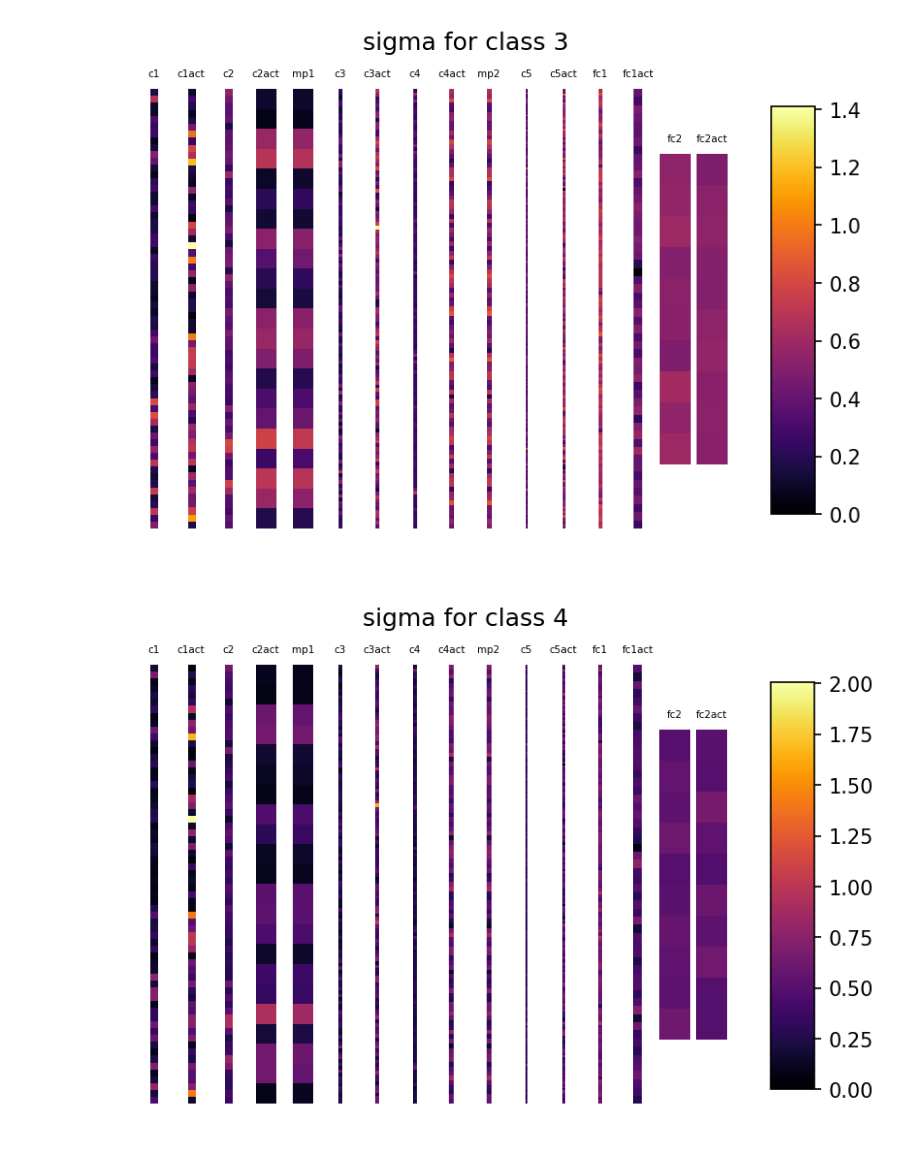
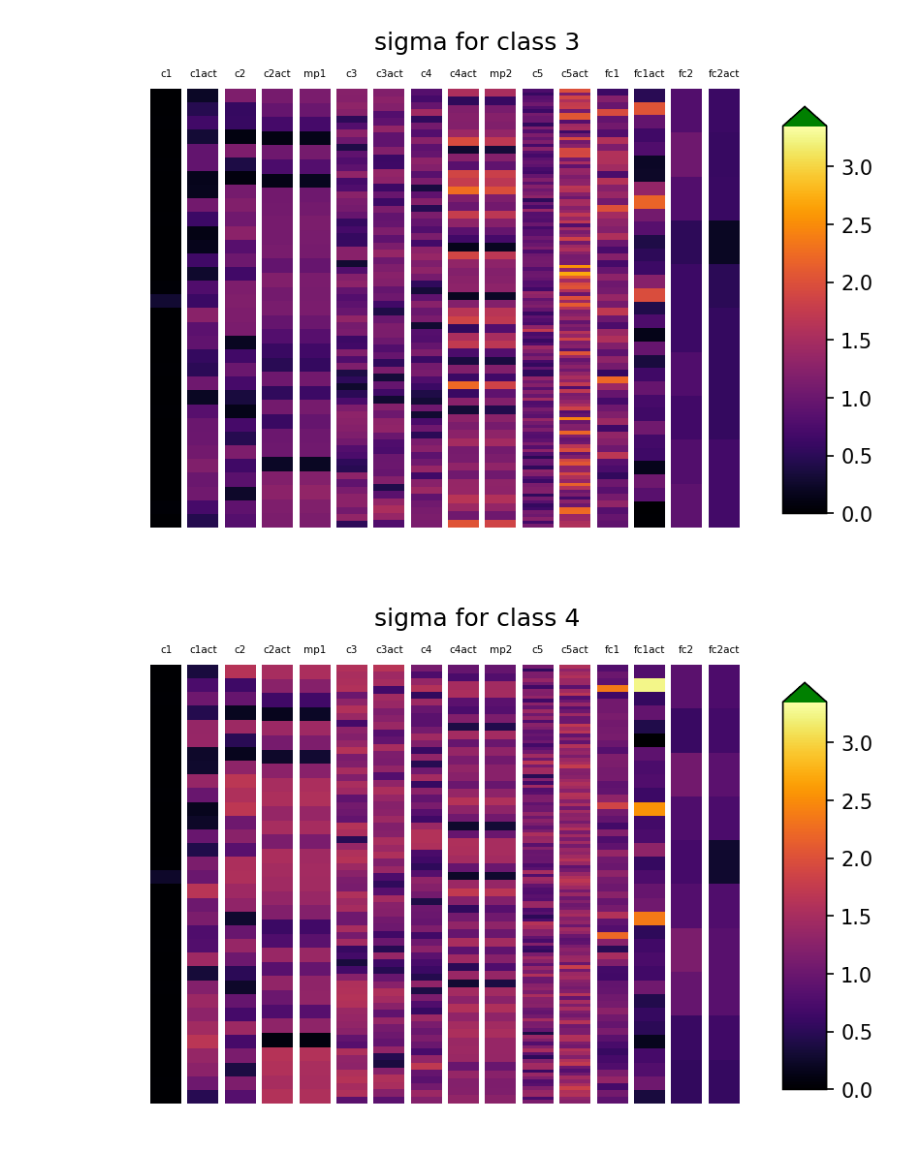
Before and after one commit to facundoq/experiments, a Jupyter notebook: rotation/Experiment - Pytorch Invariance Localization - SimpleConv .ipynb, the cells around one changed output. Cells and saved outputs as stored; diff of their text form; code cells hidden in the pictures.

```diff
--- a/rotation/Experiment - Pytorch Invariance Localization - SimpleConv .ipynb
+++ b/rotation/Experiment - Pytorch Invariance Localization - SimpleConv .ipynb
@@ -22,7 +19,7 @@ import os
 import datasets
 import pytorch_models
 import torch.optim as optim
-dataset_name="cifar10"
+dataset_name="mnist"
 (x_train, y_train), (x_test, y_test), input_shape,num_classes = datasets.get_data(dataset_name)
 dataset=ptd.ClassificationDataset(dataset_name,x_train,x_test,y_train,y_test,num_classes,input_shape)
 
@@ -123,7 +122,16 @@ from pytorch.experiment import invariance
 n_rotations=16
 rotations=np.linspace(-180,180,n_rotations,endpoint=False)
 
+vmax_class={"lsa16":6,"mnist":5,"cifar10":10}
+vmax_all={"lsa16":3.5,"mnist":5,"cifar10":10}
+
 rotated_invariance_measure,classes=invariance.run(rotated_model,dataset,config,rotations)
+invariance_measure,classes=invariance.run(model,dataset,config,rotations)
+
+vmin_class,vmax_class=invariance.outlier_range_both(rotated_invariance_measure,invariance_measure)
+vmin_class=0
 # %%
-invariance.plot(rotated_invariance_measure,model,dataset.name,classes,savefig=True,savefig_suffix="rotated")
+
+
+invariance.plot(rotated_invariance_measure,model,dataset.name,classes,savefig=True,savefig_suffix="rotated",vmax=vmax_class)
 # %% [output]
@@ -133,2 +141,2 @@ invariance.plot(rotated_invariance_measure,model,dataset.name,classes,savefig=Tr
-[figure, old version]
+[figure, new version]
-[figure, old version]
+[figure, new version]
```
Also changed, not shown: parts of 9 cells of this notebook, 59 other files.
